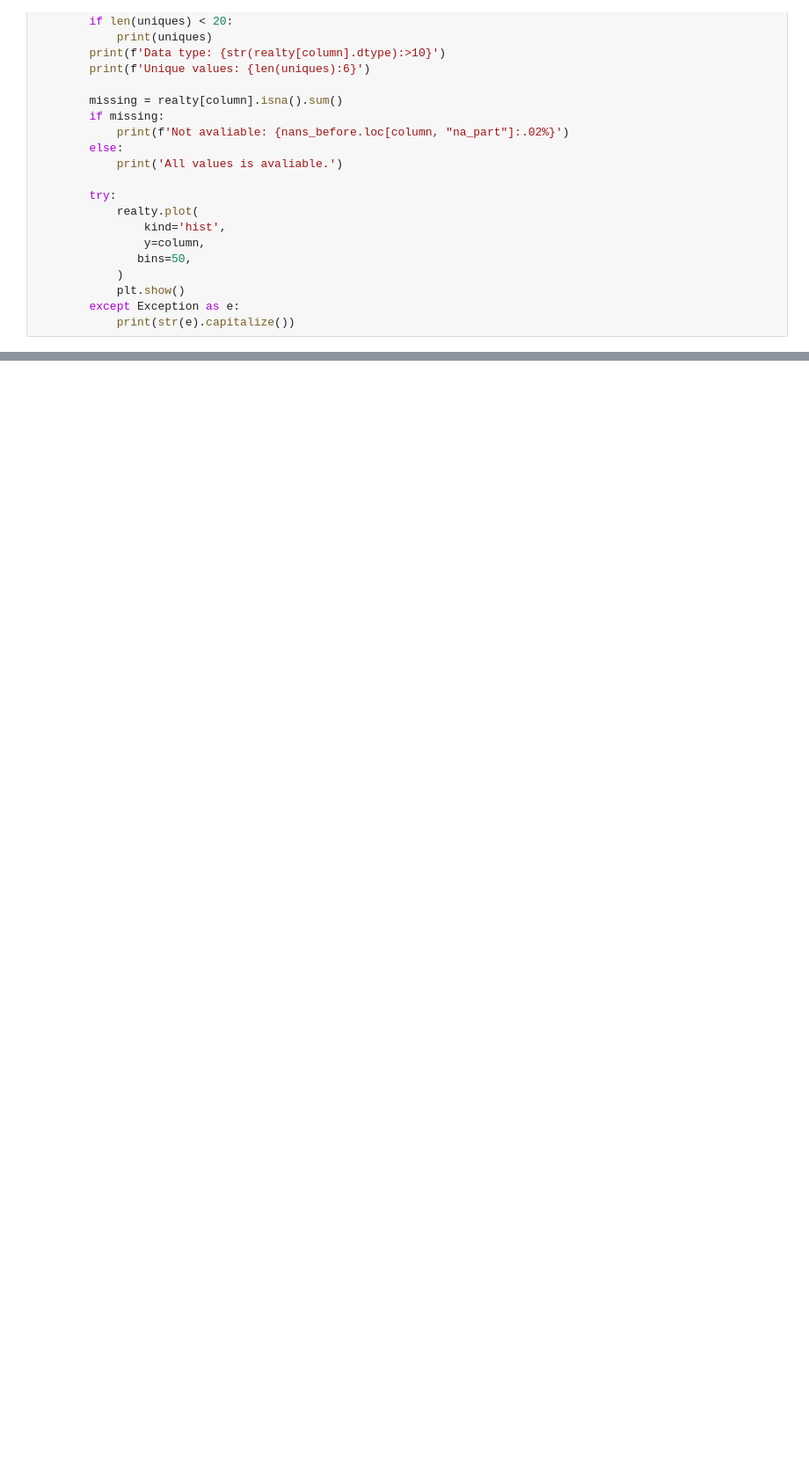
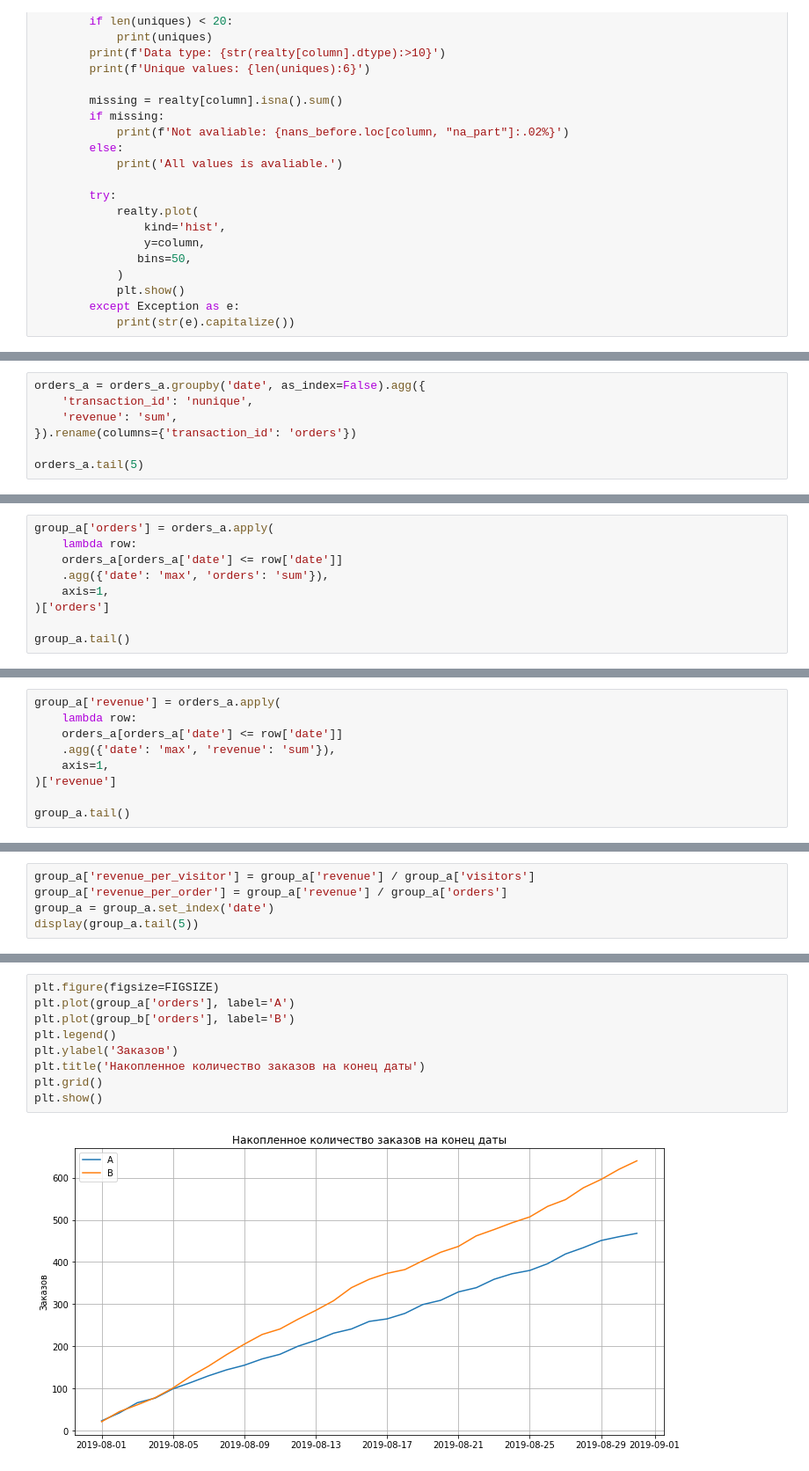
Before and after one commit to okeangel/da_portfolio, a Jupyter notebook: portfolio/week_18_hypotesis.ipynb, the cells around one changed output, grey strips where cells are left out. Shown at 88% size. Cells and saved outputs as stored; diff of their text form; blank space fills up the shorter version.

```diff
--- a/portfolio/week_18_hypotesis.ipynb
+++ b/portfolio/week_18_hypotesis.ipynb
@@ -344,0 +447,7 @@ def batch_box(data, column=key_column, by_props=categorical_properties):
+# %%
+orders_a = orders_a.groupby('date', as_index=False).agg({
+    'transaction_id': 'nunique',
+    'revenue': 'sum',
+}).rename(columns={'transaction_id': 'orders'})
+
+orders_a.tail(5)
@@ -344,0 +461,9 @@ def batch_box(data, column=key_column, by_props=categorical_properties):
+# %%
+group_a['orders'] = orders_a.apply(
+    lambda row:
+    orders_a[orders_a['date'] <= row['date']]
+    .agg({'date': 'max', 'orders': 'sum'}),
+    axis=1,
+)['orders']
+
+group_a.tail()
@@ -344,0 +477,9 @@ def batch_box(data, column=key_column, by_props=categorical_properties):
+# %%
+group_a['revenue'] = orders_a.apply(
+    lambda row:
+    orders_a[orders_a['date'] <= row['date']]
+    .agg({'date': 'max', 'revenue': 'sum'}),
+    axis=1,
+)['revenue']
+
+group_a.tail()
@@ -344,0 +493,5 @@ def batch_box(data, column=key_column, by_props=categorical_properties):
+# %%
+group_a['revenue_per_visitor'] = group_a['revenue'] / group_a['visitors']
+group_a['revenue_per_order'] = group_a['revenue'] / group_a['orders']
+group_a = group_a.set_index('date')
+display(group_a.tail(5))
@@ -344,0 +575,11 @@ def batch_box(data, column=key_column, by_props=categorical_properties):
+# %%
+plt.figure(figsize=FIGSIZE)
+plt.plot(group_a['orders'], label='A')
+plt.plot(group_b['orders'], label='B')
+plt.legend()
+plt.ylabel('Заказов')
+plt.title('Накопленное количество заказов на конец даты')
+plt.grid()
+plt.show()
+# %% [output]
+[figure, added]
```
Also changed, not shown: parts of 131 cells of this notebook, 4 other files.
